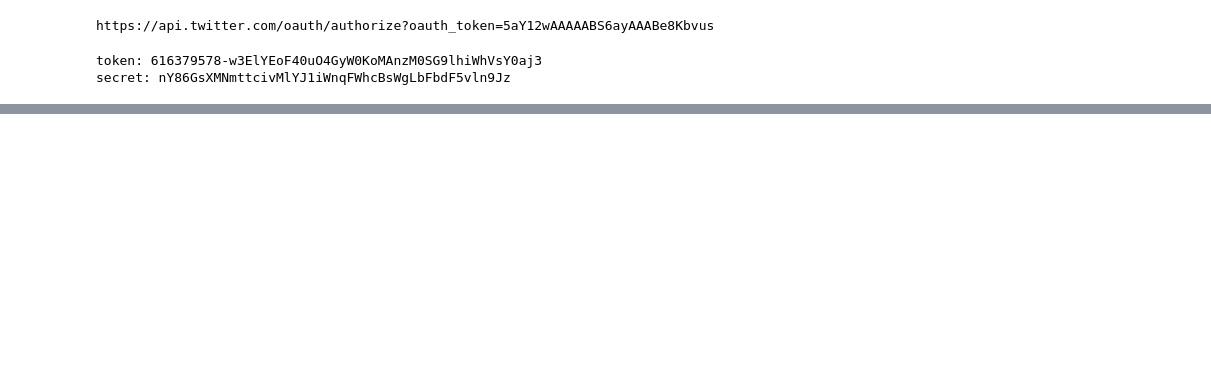
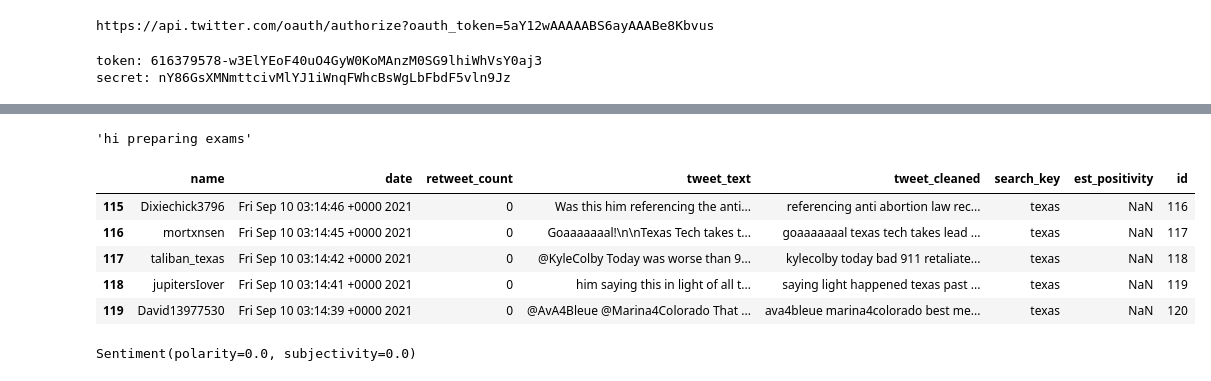
Before and after one commit to newton1021/Twitter_sentiment, a Jupyter notebook: working_Notebook.ipynb, the cells around one changed output, grey strips where cells are left out. Drawn from its saved outputs; the diff is of its cells as text; code cells hidden in the pictures; blank space fills up the shorter version.

```diff
--- a/working_Notebook.ipynb
+++ b/working_Notebook.ipynb
@@ -93,4 +90,0 @@ I've tried to book Abba tickets with my code but first of all I got through to b
-# %%
-print(len(results))
-for r in results:
-    print(f"** {r}\n")
@@ -137,0 +165,24 @@ class TweetData (Base):
+# %%
+def preprocess_tweet_text(tweet):
+
+    tweet = tweet.lower()
+
+    tweet = re.sub(r"http\S+|www\S+|https\S+","",tweet, flags=re.MULTILINE)
+
+    tweet = tweet.translate(str.maketrans("","",string.punctuation))
+
+    tweet = re.sub(r'\@\w+|\#',"",tweet)
+
+    tweet_tokens = word_tokenize(tweet)
+    filtered_words = [word for word in tweet_tokens if word not in stop_words]
+
+#     ps = PorterStemmer()
+#     stemmed_words = [ps.stem(w) for w in filtered_words]
+
+    lemmatizer = WordNetLemmatizer()
+    lemma_words = [lemmatizer.lemmatize(w, pos='a') for w in filtered_words]
+
+    return " ".join(lemma_words)
+preprocess_tweet_text("Hi there, how are you preparing for your exams?")
+# %% [output]
+'hi preparing exams'
@@ -145,0 +215,14 @@ session.commit()
+# %%
+dataset.tweet_cleaned = dataset.tweet_text.apply(preprocess_tweet_text)
+dataset.tail()
+# %% [output]
+|  | name | date | retweet_count | tweet_text | tweet_cleaned | search_key | est_positivity | id |
+| 115 | Dixiechick3796 | Fri Sep 10 03:14:46 +0000 2021 | 0 | Was this him referencing the anti... | referencing anti abortion law rec... | texas | NaN | 116 |
+| 116 | mortxnsen | Fri Sep 10 03:14:45 +0000 2021 | 0 | Goaaaaaaal!\n\nTexas Tech takes t... | goaaaaaaal texas tech takes lead ... | texas | NaN | 117 |
+| 117 | taliban_texas | Fri Sep 10 03:14:42 +0000 2021 | 0 | @KyleColby Today was worse than 9... | kylecolby today bad 911 retaliate... | texas | NaN | 118 |
+| 118 | jupitersIover | Fri Sep 10 03:14:41 +0000 2021 | 0 | him saying this in light of all t... | saying light happened texas past ... | texas | NaN | 119 |
+| 119 | David13977530 | Fri Sep 10 03:14:39 +0000 2021 | 0 | @AvA4Bleue @Marina4Colorado That ... | ava4bleue marina4colorado best me... | texas | NaN | 120 |
+# %%
+analysis
+# %% [output]
+Sentiment(polarity=0.0, subjectivity=0.0)
```
Also changed, not shown: parts of 24 cells of this notebook, 7 other files.
